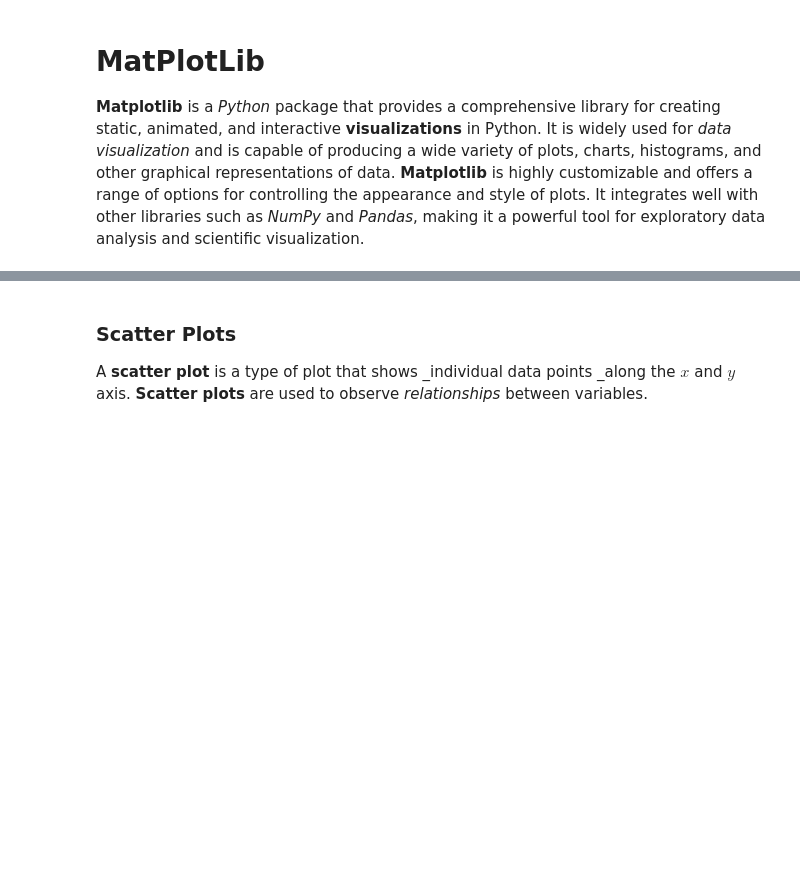
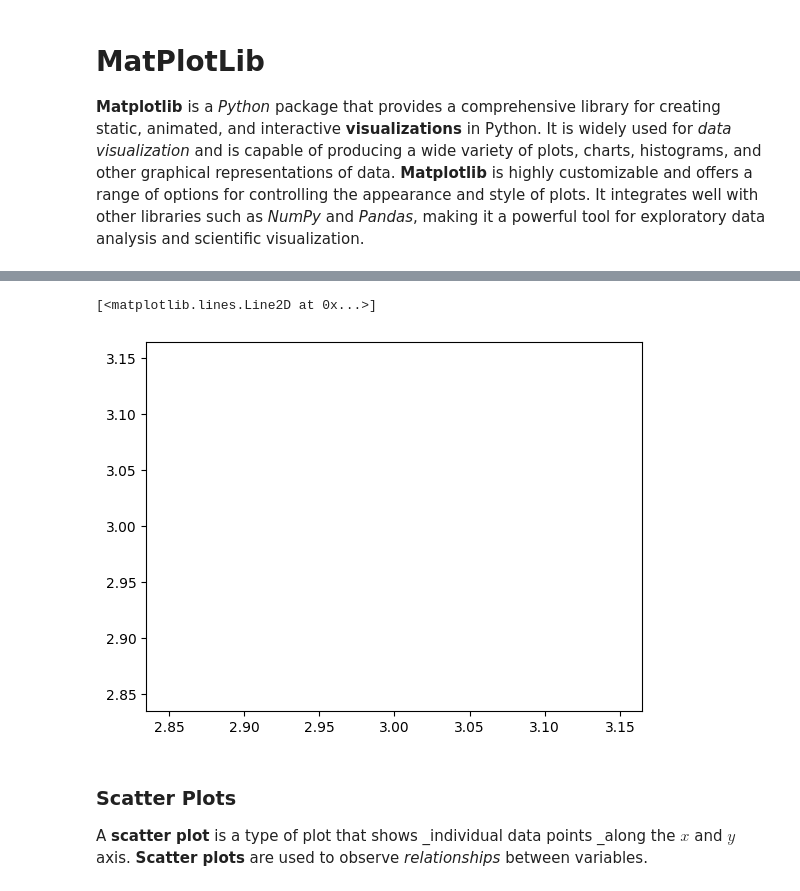
Before and after one commit to EngAndres/ud-public, a Jupyter notebook: courses/data-science-introduction/notebooks/Matplotlib-Seaborn.ipynb, the cells around one changed output, grey strips where cells are left out. Saved outputs shown, nothing was run; the diff lists cells and outputs as text; code cells hidden in the pictures; blank space fills up the shorter version.

```diff
--- a/courses/data-science-introduction/notebooks/Matplotlib-Seaborn.ipynb
+++ b/courses/data-science-introduction/notebooks/Matplotlib-Seaborn.ipynb
@@ -8,3 +33,9 @@ __Matplotlib__ is a _Python_ package that provides a comprehensive library for c
+# %%
+# just call a plot
+plt.plot(3, 3)
+# %% [output]
+[<matplotlib.lines.Line2D at 0x...>]
+[figure, added]
 # %% [markdown]
 ### Scatter Plots
 
```
Also changed, not shown: parts of 5 cells of this notebook, 4 other files.
